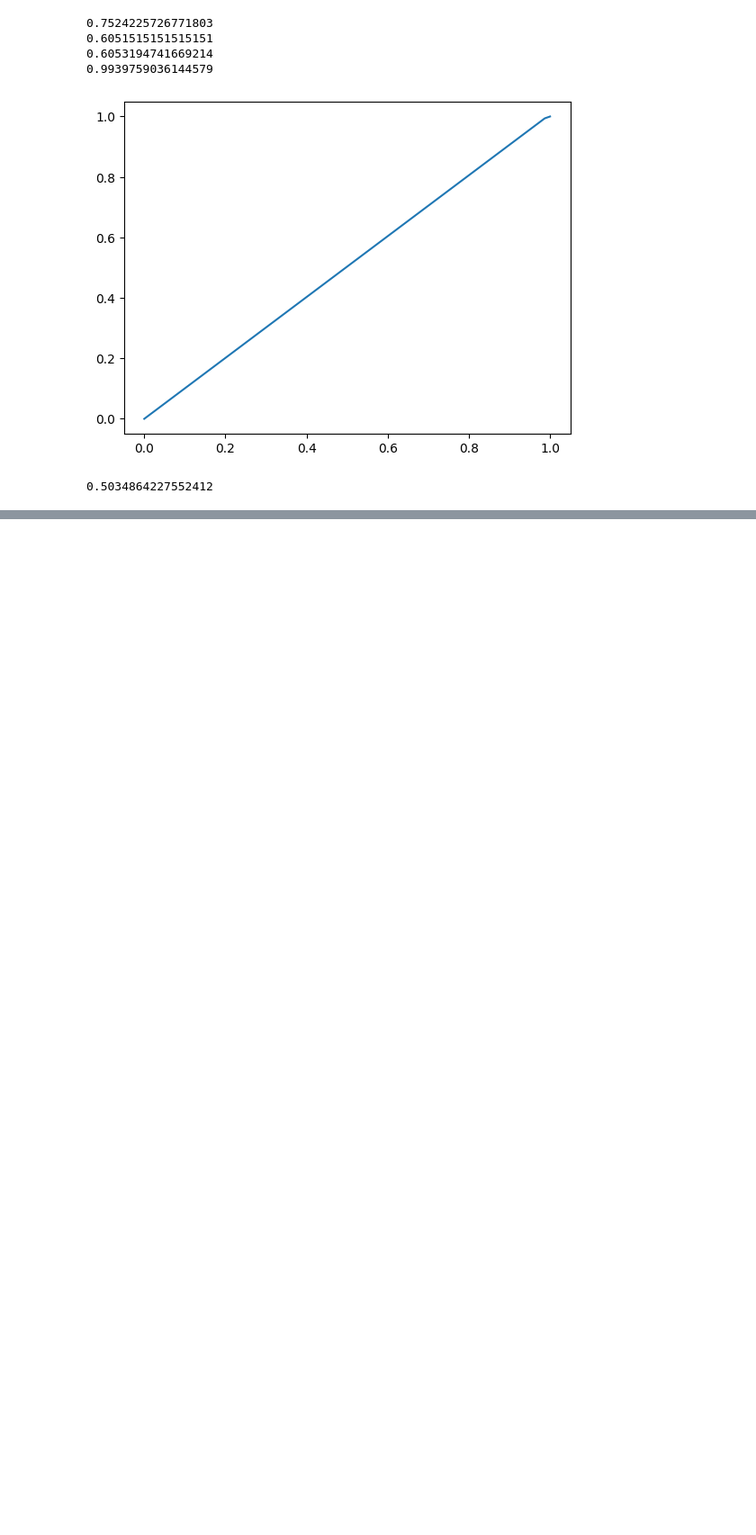
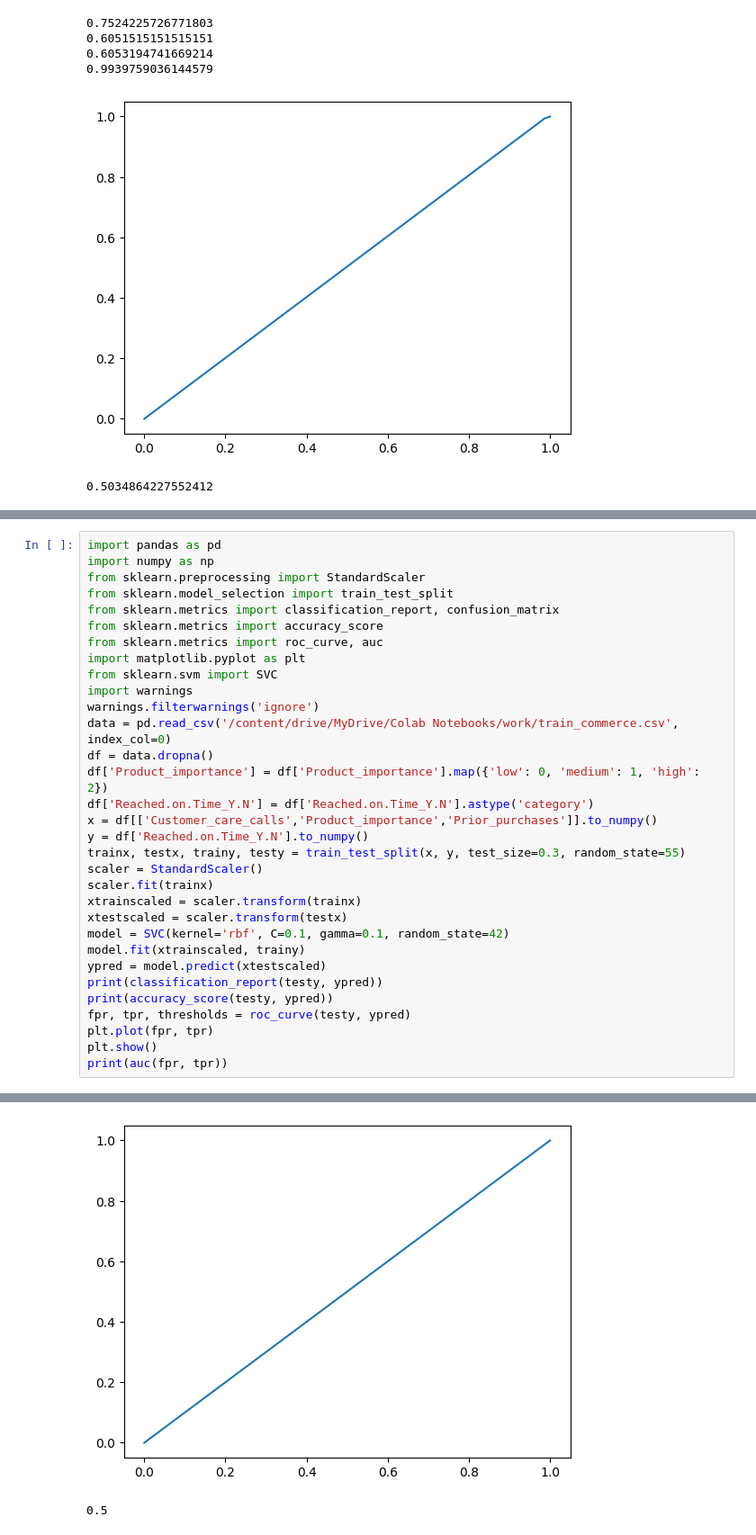
Before and after one commit to HongSeongMo/Bigdata_Analysis_Professional, a Jupyter notebook: 241101.ipynb, the cells around one changed output, grey strips where cells are left out. Shown at 90% size. Saved outputs shown, nothing was run; the diff lists cells and outputs as text; blank space fills up the shorter version.

```diff
--- a/241101.ipynb
+++ b/241101.ipynb
@@ -285,0 +319,33 @@ print(auc(fpr, tpr))
+# %%
+import pandas as pd
+import numpy as np
+from sklearn.preprocessing import StandardScaler
+from sklearn.model_selection import train_test_split
+from sklearn.metrics import classification_report, confusion_matrix
+from sklearn.metrics import accuracy_score
+from sklearn.metrics import roc_curve, auc
+import matplotlib.pyplot as plt
+from sklearn.svm import SVC
+import warnings
+warnings.filterwarnings('ignore')
+data = pd.read_csv('/content/drive/MyDrive/Colab Notebooks/work/train_commerce.csv', index_col=0)
+df = data.dropna()
+df['Product_importance'] = df['Product_importance'].map({'low': 0, 'medium': 1, 'high': 2})
+df['Reached.on.Time_Y.N'] = df['Reached.on.Time_Y.N'].astype('category')
+x = df[['Customer_care_calls','Product_importance','Prior_purchases']].to_numpy()
+y = df['Reached.on.Time_Y.N'].to_numpy()
+trainx, testx, trainy, testy = train_test_split(x, y, test_size=0.3, random_state=55)
+scaler = StandardScaler()
+scaler.fit(trainx)
+xtrainscaled = scaler.transform(trainx)
+xtestscaled = scaler.transform(testx)
+model = SVC(kernel='rbf', C=0.1, gamma=0.1, random_state=42)
+model.fit(xtrainscaled, trainy)
+ypred = model.predict(xtestscaled)
+print(classification_report(testy, ypred))
+print(accuracy_score(testy, ypred))
+fpr, tpr, thresholds = roc_curve(testy, ypred)
+plt.plot(fpr, tpr)
+plt.show()
+print(auc(fpr, tpr))
+# %% [output]
@@ -285,0 +362,2 @@ print(auc(fpr, tpr))
+[figure, added]
+0.5
```
Also changed, not shown: parts of 4 cells of this notebook.
